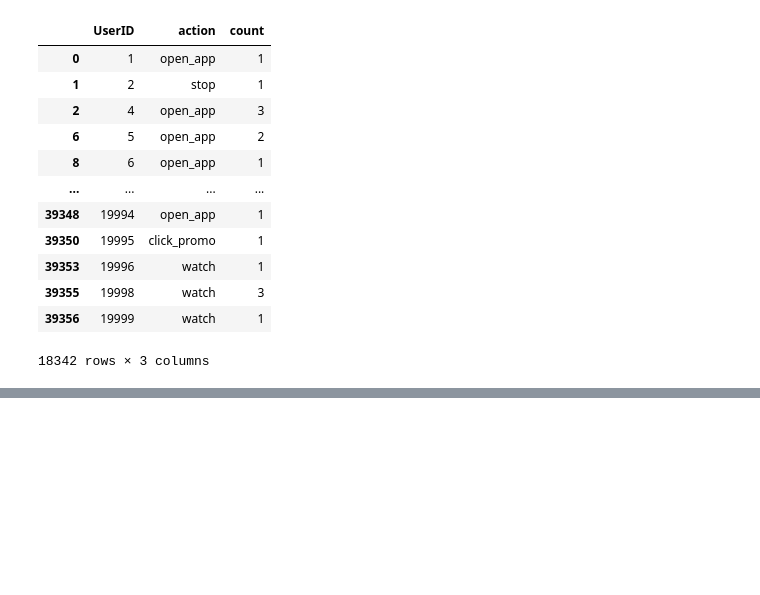
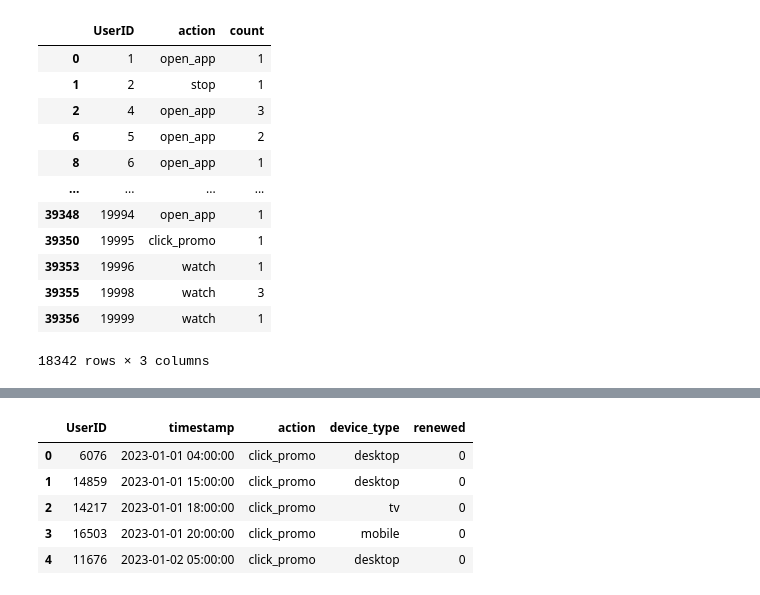
Before and after one commit to stevechengnyc/meta_learners, a Jupyter notebook: MovieLens_EconML_Uplift_Modeling_practice.ipynb, the cells around one changed output, grey strips where cells are left out. Saved outputs shown, nothing was run; the diff lists cells and outputs as text; code cells hidden in the pictures; blank space fills up the shorter version.

```diff
--- a/MovieLens_EconML_Uplift_Modeling_practice.ipynb
+++ b/MovieLens_EconML_Uplift_Modeling_practice.ipynb
@@ -876,0 +966,12 @@ user_activity_logs.groupby(['UserID', 'action']).size().reset_index(name='count'
+# %%
+# Which users clicked on a promo but did NOT renew?
+merged3 = user_activity_logs[user_activity_logs['action'] == 'click_promo']\
+.merge(simulated_users[simulated_users['renewed'] == 0][['UserID', 'renewed']], on = 'UserID', how = 'inner')
+merged3.head()
+# %% [output]
+|  | UserID | timestamp | action | device_type | renewed |
+| 0 | 6076 | 2023-01-01 04:00:00 | click_promo | desktop | 0 |
+| 1 | 14859 | 2023-01-01 15:00:00 | click_promo | desktop | 0 |
+| 2 | 14217 | 2023-01-01 18:00:00 | click_promo | tv | 0 |
+| 3 | 16503 | 2023-01-01 20:00:00 | click_promo | mobile | 0 |
+| 4 | 11676 | 2023-01-02 05:00:00 | click_promo | desktop | 0 |
```
Also changed, not shown: parts of 13 cells of this notebook.
